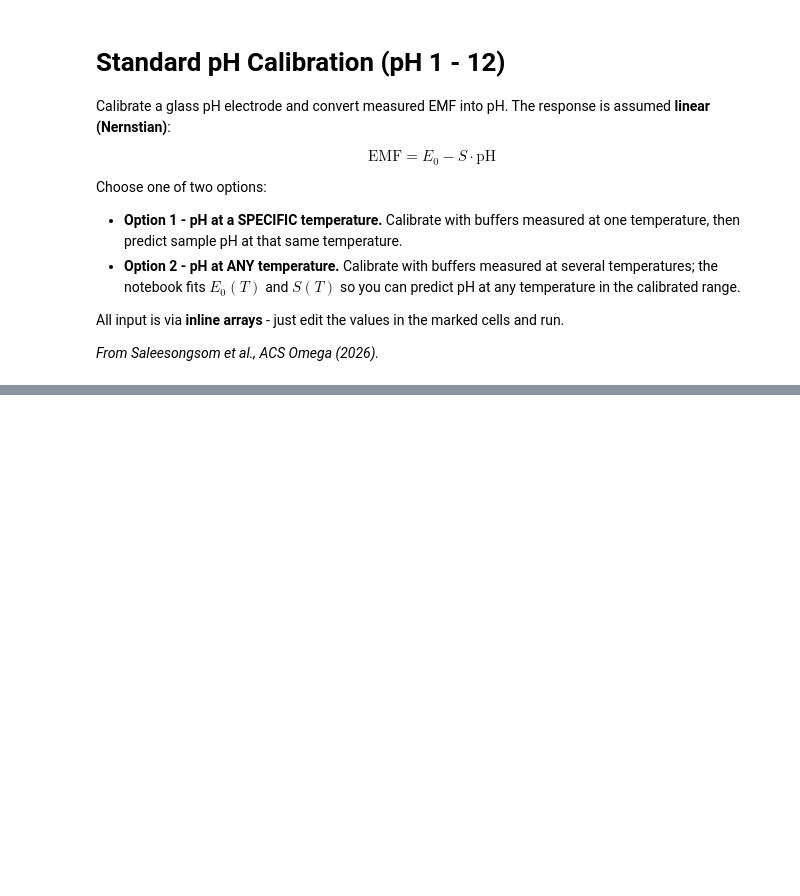
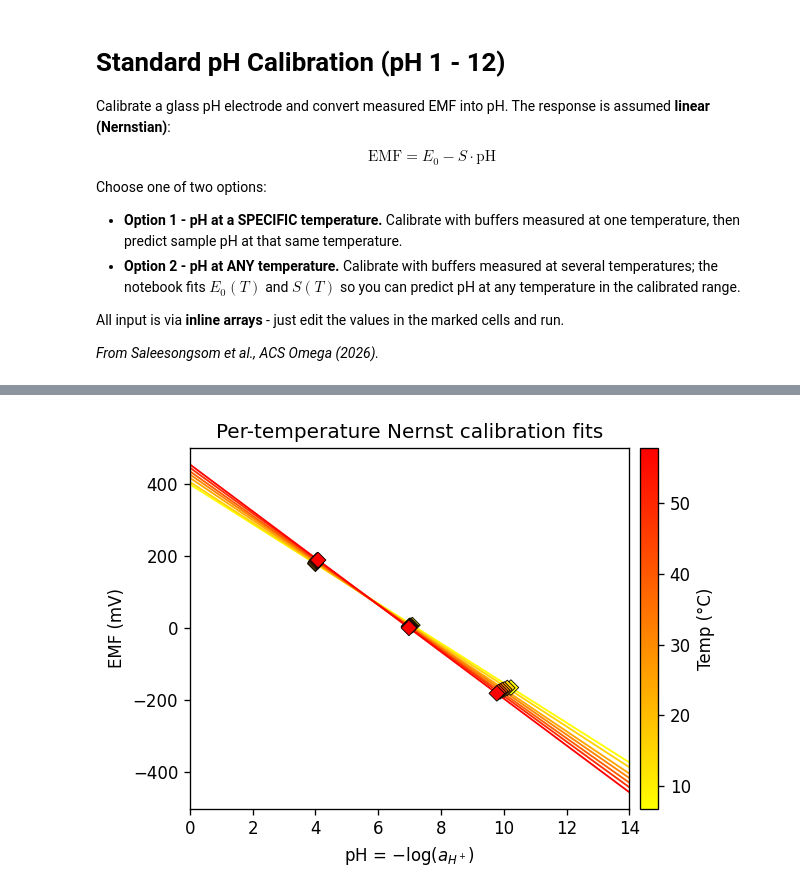
Before and after one commit to SarawudTH/NegativePH, a Jupyter notebook: Standard_pH_calibration_Tcorrection.ipynb, the cells around one changed output, grey strips where cells are left out. Saved outputs shown, nothing was run; the diff lists cells and outputs as text; code cells hidden in the pictures; blank space fills up the shorter version.

```diff
--- a/Standard_pH_calibration_Tcorrection.ipynb
+++ b/Standard_pH_calibration_Tcorrection.ipynb
@@ -112,0 +154,10 @@ calibration_data = {
+# %%
+# ---- Fit a Nernst line EMF = E0 - S*pH at each temperature ----
+S_arr, E0_arr, nernst_fits = [], [], []
+for T in temps:
+    ph, emf = map(lambda a: np.asarray(a, float), calibration_data[T])
+    sl, ic, r, *_ = stats.linregress(ph, emf)
+    S_arr.append(-sl); E0_arr.append(ic); nernst_fits.append((T, ic, -sl))
+    print(f"T = {T:5.1f} C   S = {-sl:6.3f} mV/pH   E0 = {ic:7.2f} mV   R^2 = {r**2:.5f}")
+S_arr, E0_arr = np.asarray(S_arr), np.asarray(E0_arr)
+print(f"\n{len(temps)} per-temperature Nernst fits feed the temperature model.")
@@ -112,0 +174,15 @@ calibration_data = {
+# %%
+# ---- Calibration data + per-temperature Nernst fits ----
+fig, ax = plt.subplots(figsize=(5.4, 4.0), dpi=120)
+xf = np.linspace(0, 14, 200)
+for T, E0i, Si in nernst_fits:
+    ax.plot(xf, E0i - Si * xf, "-", color=CMAP(tnorm(T)), lw=1.1, zorder=2)
+sc = ax.scatter(pH_all, emf_all, c=T_all, cmap=CMAP, norm=tnorm,
+                marker="D", s=44, edgecolors="k", linewidths=0.5, zorder=3)
+fig.colorbar(sc, ax=ax, pad=0.02).set_label("Temp (°C)")
+ax.set_xlim(0, 14)
+ax.set_xlabel(XLABEL); ax.set_ylabel("EMF (mV)")
+ax.set_title("Per-temperature Nernst calibration fits")
+plt.tight_layout(); plt.show()
+# %% [output]
+[figure, added]
```
Also changed, not shown: parts of 18 cells of this notebook.
